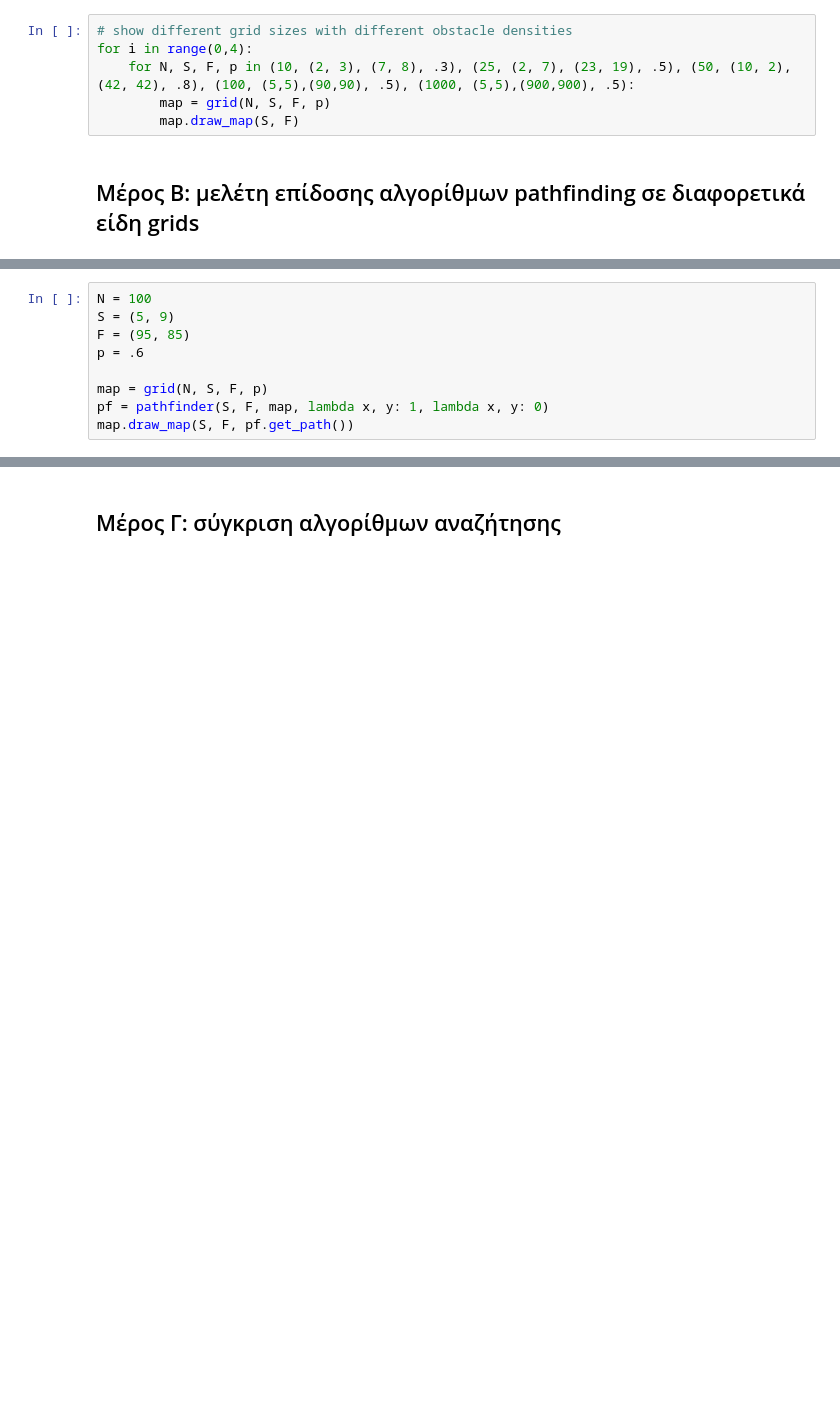
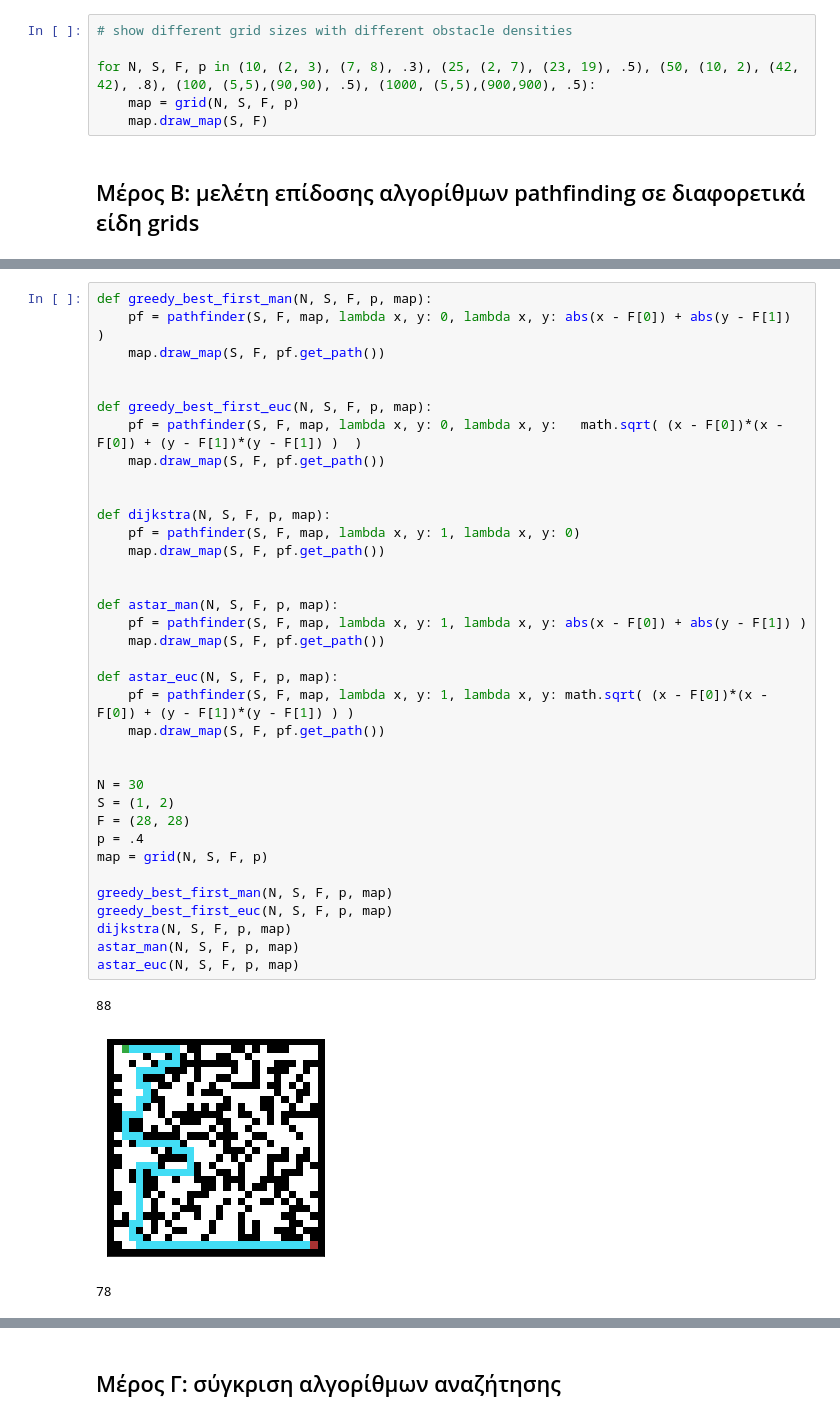
Before and after one commit to georgeaidinis/NTUA, a Jupyter notebook: AI/Assignment 1/AI_19_assignment_1.ipynb, the cells around one changed output, grey strips where cells are left out. Drawn from its saved outputs; the diff is of its cells as text; blank space fills up the shorter version.

```diff
--- a/AI/Assignment 1/AI_19_assignment_1.ipynb
+++ b/AI/Assignment 1/AI_19_assignment_1.ipynb
@@ -333,10 +330,10 @@ class grid:
         plt.show()
 # %%
 # show different grid sizes with different obstacle densities
-for i in range(0,4):
-    for N, S, F, p in (10, (2, 3), (7, 8), .3), (25, (2, 7), (23, 19), .5), (50, (10, 2), (42, 42), .8), (100, (5,5),(90,90), .5), (1000, (5,5),(900,900), .5):
-        map = grid(N, S, F, p)
-        map.draw_map(S, F)
+
+for N, S, F, p in (10, (2, 3), (7, 8), .3), (25, (2, 7), (23, 19), .5), (50, (10, 2), (42, 42), .8), (100, (5,5),(90,90), .5), (1000, (5,5),(900,900), .5):
+    map = grid(N, S, F, p)
+    map.draw_map(S, F)
 # %% [markdown]
 ## Μέρος Β: μελέτη επίδοσης αλγορίθμων pathfinding σε διαφορετικά είδη grids
 # %%
@@ -359,12 +424,43 @@ class pathfinder:
 
     def get_path(self):
         return self.path
-# %%
-N = 100
-S = (5, 9)
-F = (95, 85)
-p = .6
-
-map = grid(N, S, F, p)
-pf = pathfinder(S, F, map, lambda x, y: 1, lambda x, y: 0)
-map.draw_map(S, F, pf.get_path())
+# %%
+def greedy_best_first_man(N, S, F, p, map):
+    pf = pathfinder(S, F, map, lambda x, y: 0, lambda x, y: abs(x - F[0]) + abs(y - F[1])  )
+    map.draw_map(S, F, pf.get_path())
+
+
+def greedy_best_first_euc(N, S, F, p, map):
+    pf = pathfinder(S, F, map, lambda x, y: 0, lambda x, y:   math.sqrt( (x - F[0])*(x - F[0]) + (y - F[1])*(y - F[1]) )  )
+    map.draw_map(S, F, pf.get_path())
+
+
+def dijkstra(N, S, F, p, map):
+    pf = pathfinder(S, F, map, lambda x, y: 1, lambda x, y: 0)
+    map.draw_map(S, F, pf.get_path())
+
+
+def astar_man(N, S, F, p, map):
+    pf = pathfinder(S, F, map, lambda x, y: 1, lambda x, y: abs(x - F[0]) + abs(y - F[1]) )
+    map.draw_map(S, F, pf.get_path())
+
+def astar_euc(N, S, F, p, map):
+    pf = pathfinder(S, F, map, lambda x, y: 1, lambda x, y: math.sqrt( (x - F[0])*(x - F[0]) + (y - F[1])*(y - F[1]) ) )
+    map.draw_map(S, F, pf.get_path())
+
+
+N = 30
+S = (1, 2)
+F = (28, 28)
+p = .4
+map = grid(N, S, F, p)
+
+greedy_best_first_man(N, S, F, p, map)
+greedy_best_first_euc(N, S, F, p, map)
+dijkstra(N, S, F, p, map)
+astar_man(N, S, F, p, map)
+astar_euc(N, S, F, p, map)
+# %% [output]
+88
+[figure, added]
+78
```
Also changed, not shown: parts of 6 cells of this notebook.
